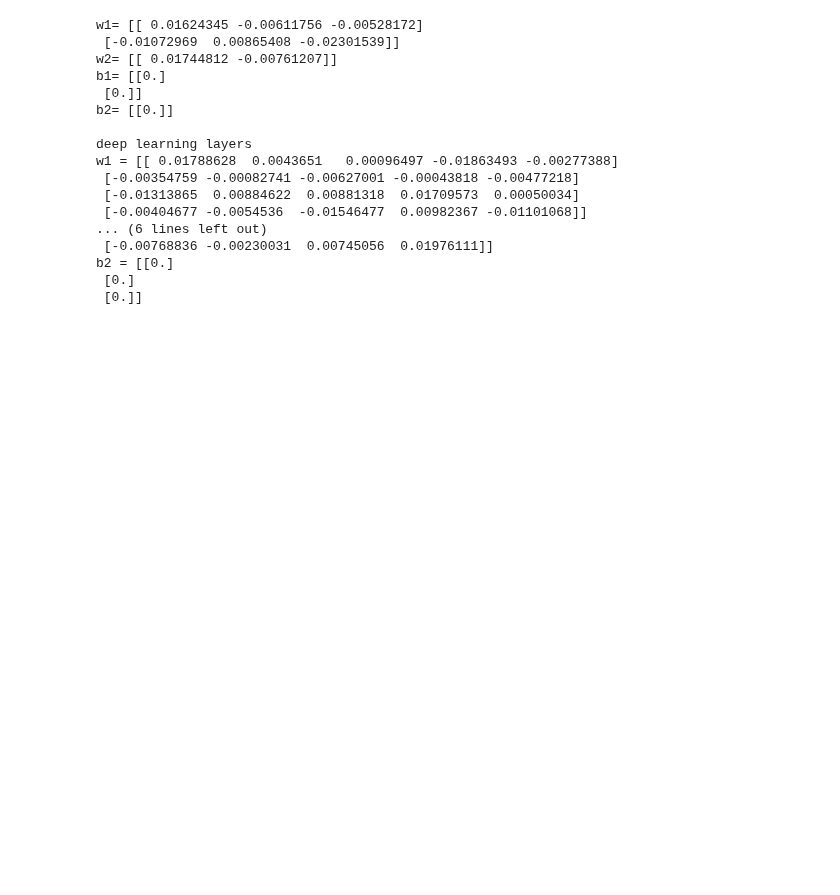
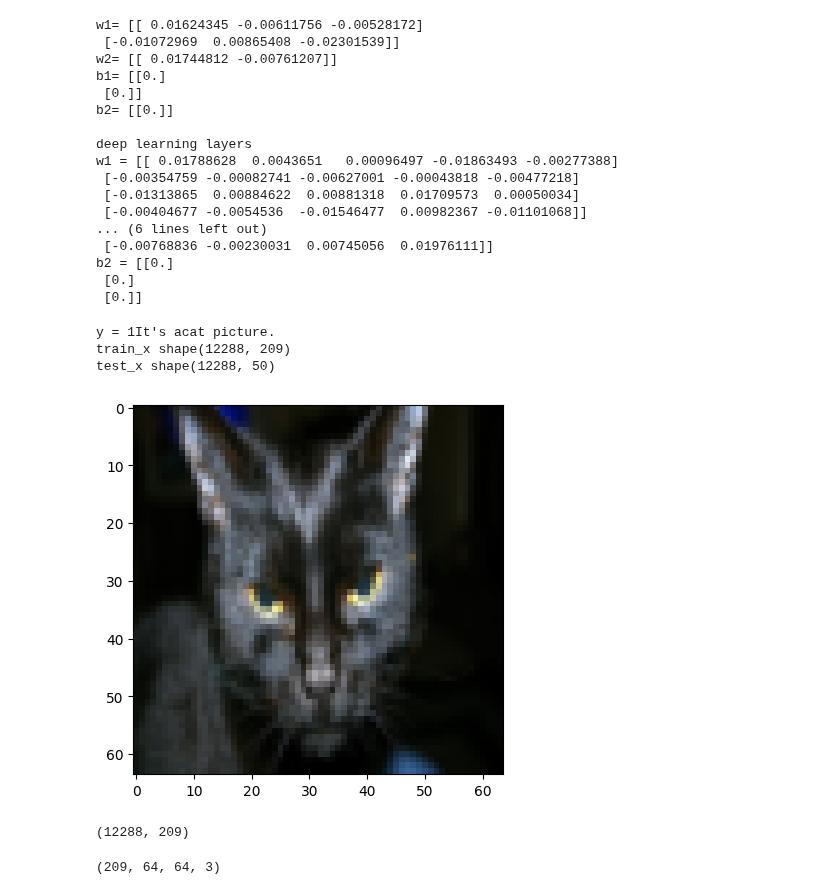
Before and after one commit to Aboelsaood23/Aboelsaood23, a Jupyter notebook: specilaization_2_Course_1.ipynb, the cells around one changed output. Drawn from its saved outputs; the diff is of its cells as text; code cells hidden in the pictures; blank space fills up the shorter version.

```diff
--- a/specilaization_2_Course_1.ipynb
+++ b/specilaization_2_Course_1.ipynb
@@ -881,3 +945,68 @@ w1 = [[ 0.01788628  0.0043651   0.00096497 -0.01863493 -0.00277388]
 b2 = [[0.]
  [0.]
  [0.]]
+# %%
+#week 4 last assignment
+import time
+import numpy as np
+import h5py
+import matplotlib.pyplot as plt
+import scipy
+from PIL import Image
+from scipy import ndimage
+np.random.seed(1)
+#You will use the same "Cat vs non-Cat" dataset as in "Logistic Regression as a Neural Network"
+#You are given a dataset ("data.h5") containing: - a training set of m_train images labelled as cat (1)or non-cat (0)
+#a test set of m_test images labelled as cat and non-cat - each image is of shape (num_px, num_px, 3) where 3 is for the 3 channels (RGB).
+
+train_dataset=h5py.File("/content/drive/MyDrive/Colab Notebooks/data/DL Specialization/train_catvnoncat.h5","r")
+test_dataset =h5py.File("/content/drive/MyDrive/Colab Notebooks/data/DL Specialization/test_catvnoncat.h5","r")
+train_set_x_orig=np.array(train_dataset["train_set_x"][:]) #shape(209,64,64,3)
+train_set_y_orig=np.array(train_dataset["train_set_y"][:]) #shape (209,)
+
+test_set_x_orig =np.array(test_dataset["test_set_x"][:]) #shape(209,64,64,3)
+test_set_y_orig =np.array(test_dataset["test_set_y"][:])# shape(50,)
+classes =np.array(test_dataset["list_classes"][:])
+#reshape y labels
+train_set_y_orig = train_set_y_orig.reshape((1, train_set_y_orig.shape[0])) #new shape(1,209)
+test_set_y_orig = test_set_y_orig.reshape((1, test_set_y_orig.shape[0])) #new shape(1,50)
+
+#rename datasets
+train_x_orig =train_set_x_orig
+test_x_orig =test_set_x_orig
+train_y= train_set_y_orig
+test_y =test_set_x_orig
+#let's show some images
+index =25
+plt.imshow(train_x_orig[index])
+print("y = "+str(train_y[0,index])+"It's a"+classes[train_y[0,index]].decode("utf-8") +  " picture.")
+
+# reshape the training and test examples
+train_x_flatten =train_x_orig.reshape(train_x_orig.shape[0],-1).T #new shape (12288, 209)
+test_x_flatten=test_x_orig.reshape(test_x_orig.shape[0],-1).T #new shape (12288, 50)
+#Standardize data to have feature values between 0 and 1.
+train_x =train_x_flatten/255
+test_x =test_x_flatten/255
+
+print("train_x shape"+str(train_x.shape))
+print("test_x shape"+str(test_x.shape))
+
+#You will build two different models:
+#1 A 2-layer neural network
+#2 An L-layer deep neural network
+
+#check notes on slides
+# %% [output]
+y = 1It's acat picture.
+train_x shape(12288, 209)
+test_x shape(12288, 50)
+[figure, added]
+# %%
+train_x_flatten.shape
+# %% [output]
+(12288, 209)
+# %%
+
+train_set_x_orig.shape
+# %% [output]
+(209, 64, 64, 3)
```
Also changed, not shown: parts of 4 cells of this notebook.
